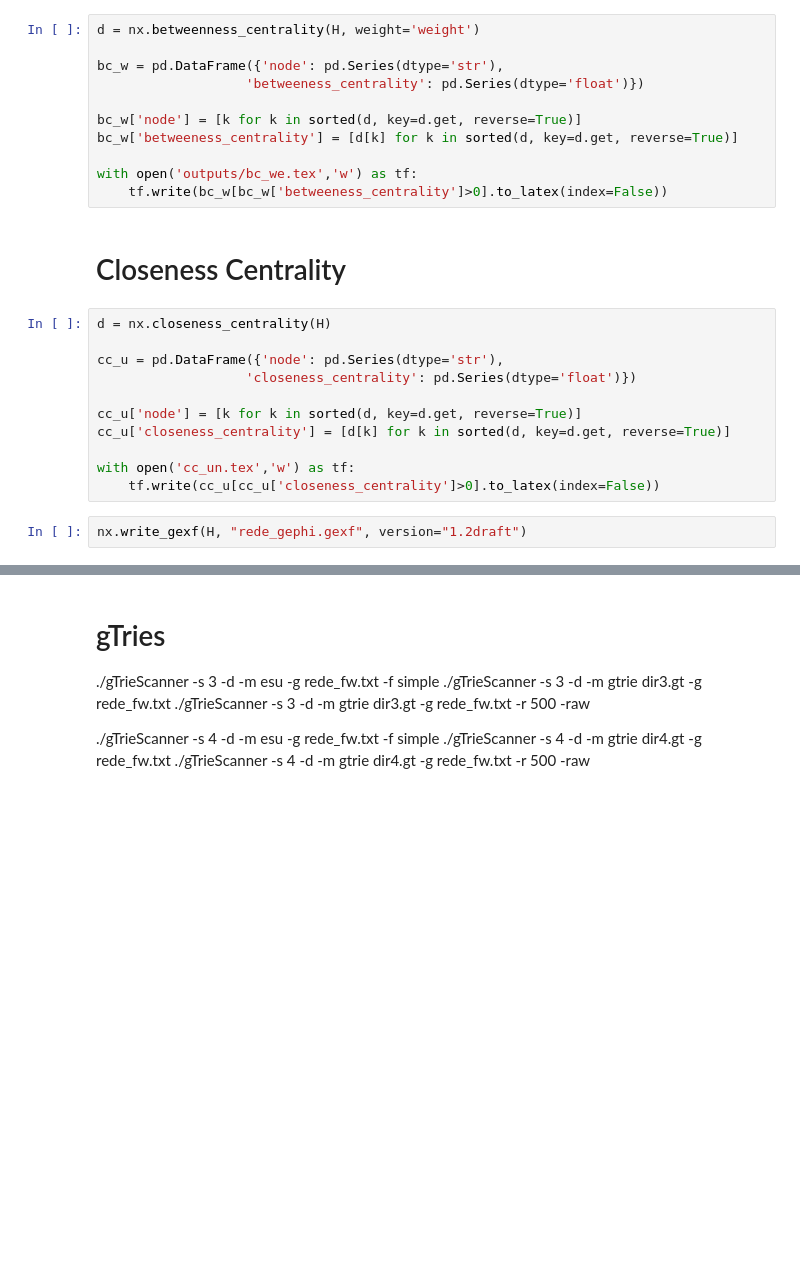
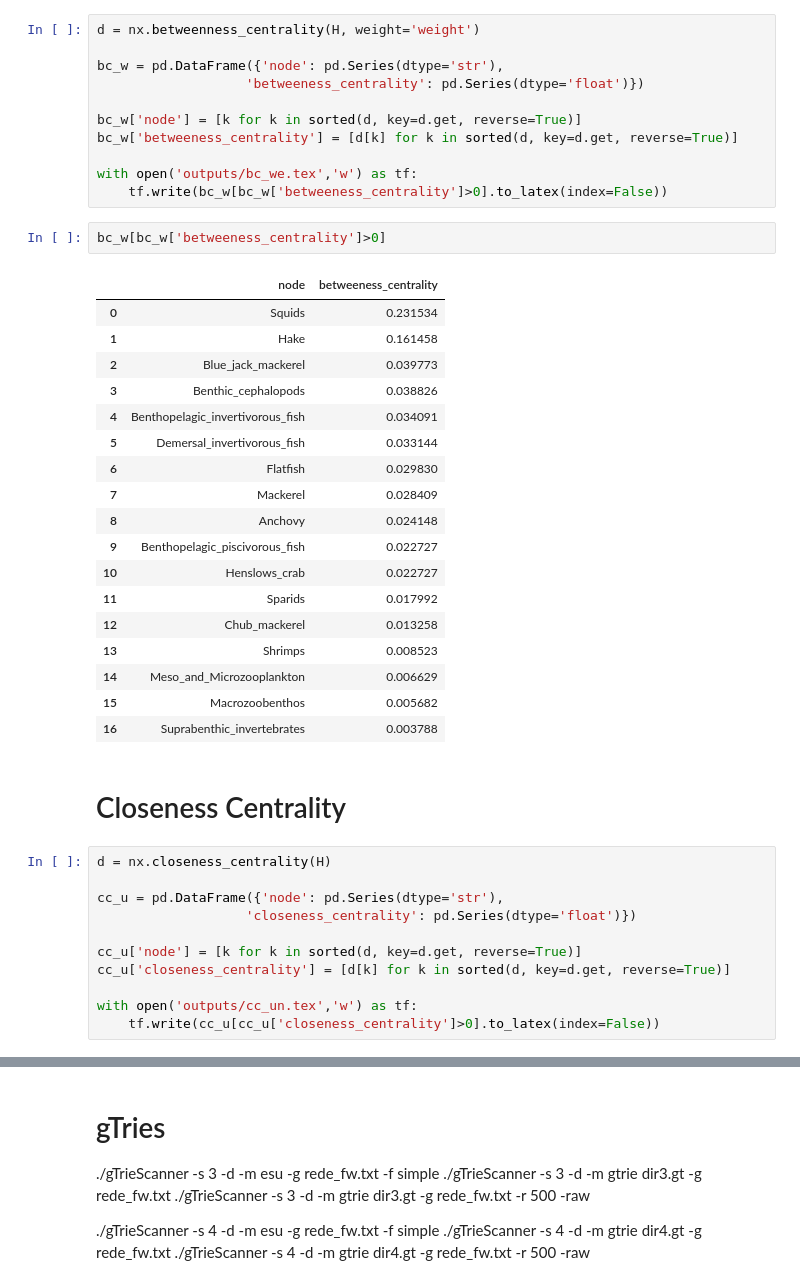
Before and after one commit to AJSRocha/msc_ds_network_science, a Jupyter notebook: project.ipynb, the cells around one changed output, grey strips where cells are left out. Cells and saved outputs as stored; diff of their text form; blank space fills up the shorter version.

```diff
--- a/project.ipynb
+++ b/project.ipynb
@@ -308,6 +355,27 @@ bc_w['betweeness_centrality'] = [d[k] for k in sorted(d, key=d.get, reverse=True
 
 with open('outputs/bc_we.tex','w') as tf:
     tf.write(bc_w[bc_w['betweeness_centrality']>0].to_latex(index=False))
+# %%
+bc_w[bc_w['betweeness_centrality']>0]
+# %% [output]
+|  | node | betweeness_centrality |
+| 0 | Squids | 0.231534 |
+| 1 | Hake | 0.161458 |
+| 2 | Blue_jack_mackerel | 0.039773 |
+| 3 | Benthic_cephalopods | 0.038826 |
+| 4 | Benthopelagic_invertivorous_fish | 0.034091 |
+| 5 | Demersal_invertivorous_fish | 0.033144 |
+| 6 | Flatfish | 0.029830 |
+| 7 | Mackerel | 0.028409 |
+| 8 | Anchovy | 0.024148 |
+| 9 | Benthopelagic_piscivorous_fish | 0.022727 |
+| 10 | Henslows_crab | 0.022727 |
+| 11 | Sparids | 0.017992 |
+| 12 | Chub_mackerel | 0.013258 |
+| 13 | Shrimps | 0.008523 |
+| 14 | Meso_and_Microzooplankton | 0.006629 |
+| 15 | Macrozoobenthos | 0.005682 |
+| 16 | Suprabenthic_invertebrates | 0.003788 |
 # %% [markdown]
 # Closeness Centrality
 # %%
@@ -319,7 +387,5 @@ cc_u = pd.DataFrame({'node': pd.Series(dtype='str'),
 cc_u['node'] = [k for k in sorted(d, key=d.get, reverse=True)]
 cc_u['closeness_centrality'] = [d[k] for k in sorted(d, key=d.get, reverse=True)]
 
-with open('cc_un.tex','w') as tf:
+with open('outputs/cc_un.tex','w') as tf:
     tf.write(cc_u[cc_u['closeness_centrality']>0].to_latex(index=False))
-# %%
-nx.write_gexf(H, "rede_gephi.gexf", version="1.2draft")
```
Also changed, not shown: parts of 26 cells of this notebook.
